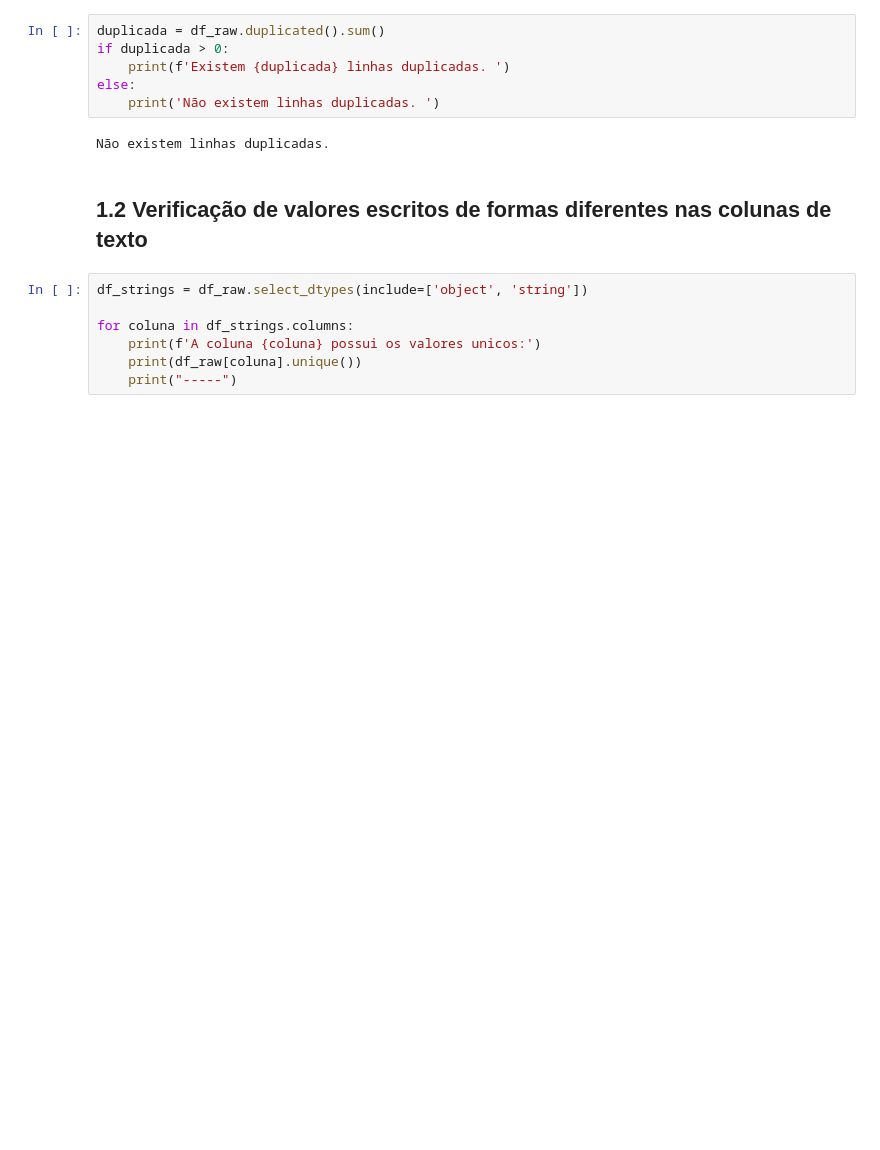
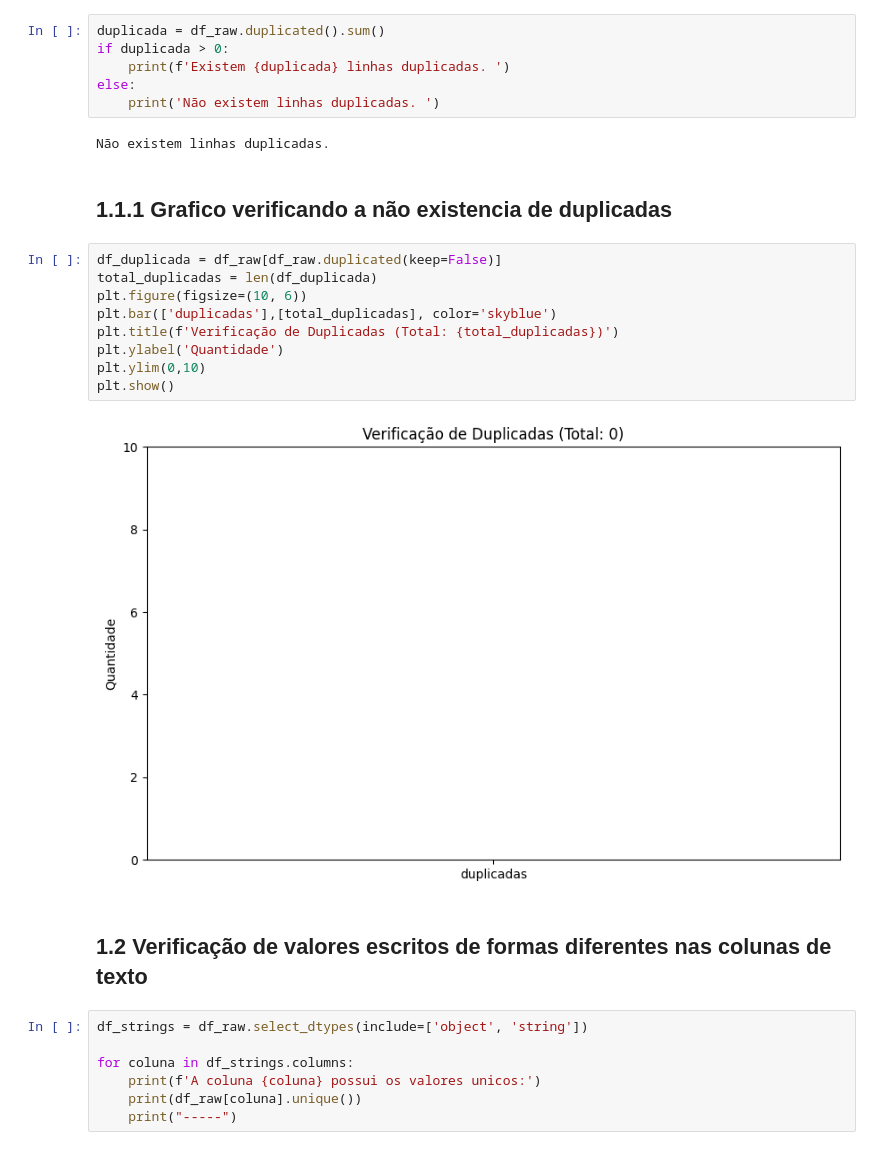
Before and after one commit to H3ytt0r62/SBD2-Social_Media_User_Analysis, a Jupyter notebook: Data layer/Raw/analytcs.ipynb, the cells around one changed output. Saved outputs shown, nothing was run; the diff lists cells and outputs as text; blank space fills up the shorter version.

```diff
--- a/Data layer/Raw/analytcs.ipynb
+++ b/Data layer/Raw/analytcs.ipynb
@@ -24,6 +24,19 @@ else:
     print('Não existem linhas duplicadas. ')
 # %% [output]
 Não existem linhas duplicadas.
+# %% [markdown]
+## 1.1.1 Grafico verificando a não existencia de duplicadas
+# %%
+df_duplicada = df_raw[df_raw.duplicated(keep=False)]
+total_duplicadas = len(df_duplicada)
+plt.figure(figsize=(10, 6))
+plt.bar(['duplicadas'],[total_duplicadas], color='skyblue')
+plt.title(f'Verificação de Duplicadas (Total: {total_duplicadas})')
+plt.ylabel('Quantidade')
+plt.ylim(0,10)
+plt.show()
+# %% [output]
+[figure, added]
 # %% [markdown]
 ## 1.2 Verificação de valores escritos de formas diferentes nas colunas de texto
 # %%
```
Also changed, not shown: parts of 7 cells of this notebook, 1 other file.
